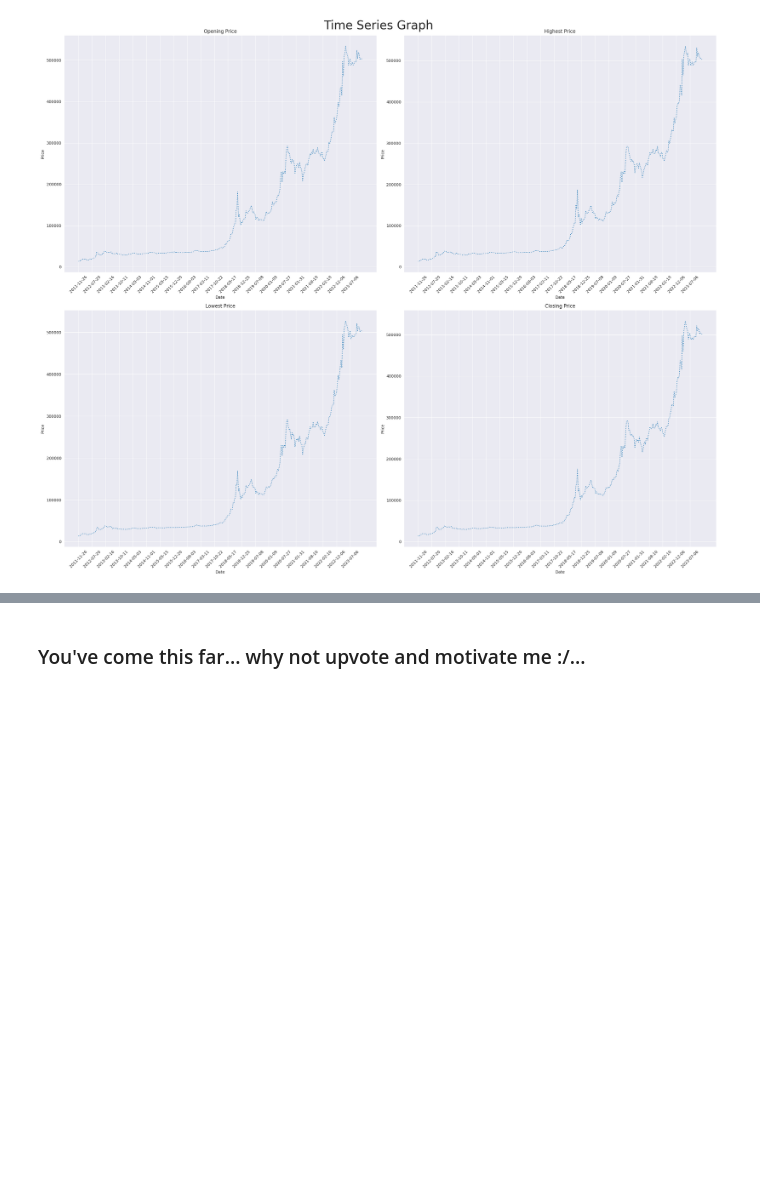
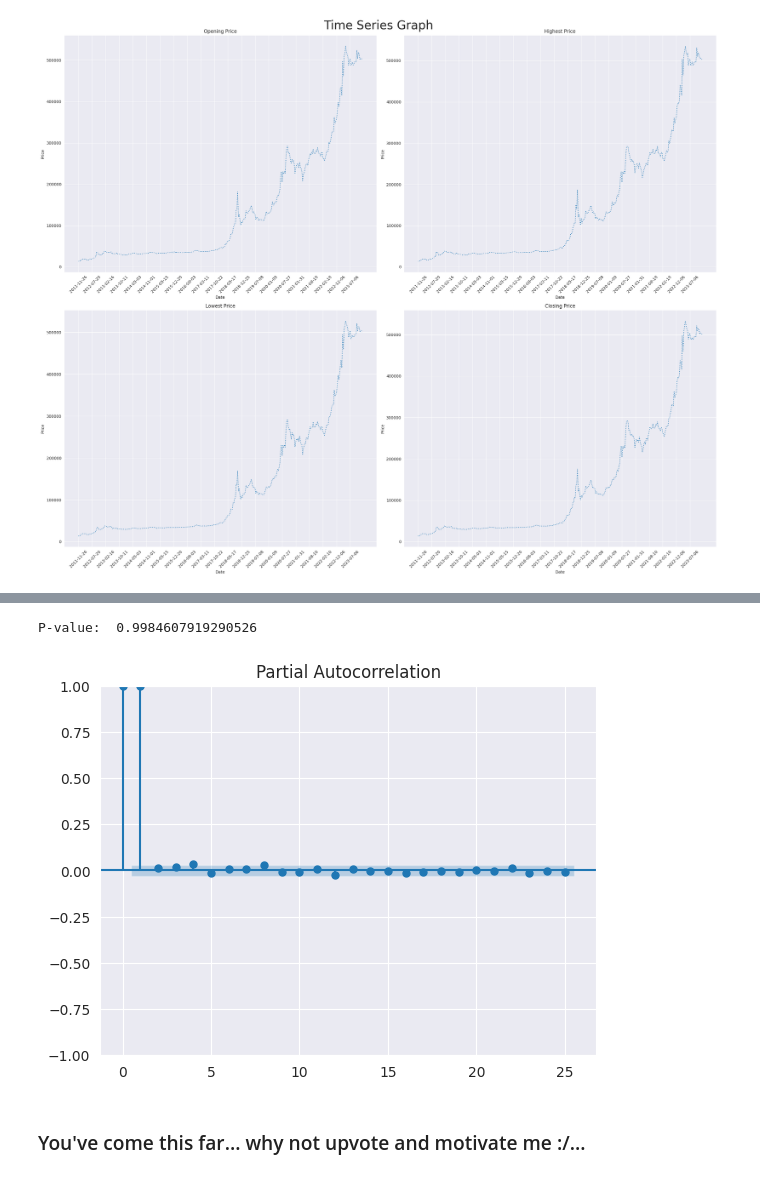
Before and after one commit to lakshmipriya-ragupathi/kaggle-datasets, a Jupyter notebook: eda-on-dollar-price-daily.ipynb, the cells around one changed output, grey strips where cells are left out. Saved outputs shown, nothing was run; the diff lists cells and outputs as text; code cells hidden in the pictures; blank space fills up the shorter version.

Commit message:
Kaggle Notebook | Beginner Friendly EDA and Time Series Forecasting | Version 7

```diff
--- a/eda-on-dollar-price-daily.ipynb
+++ b/eda-on-dollar-price-daily.ipynb
@@ -206,2 +235,23 @@ plt.show()
+# %%
+# Check for stationarity of the time-series data
+# We will look for p-value. In case, p-value is less than 0.05, the time series
+# data can said to have stationarity
+from statsmodels.tsa.stattools import adfuller
+
+df_stationarityTest = adfuller(df['Open'], autolag='AIC')
+
+print("P-value: ", df_stationarityTest[1])
+# %% [output]
+P-value:  0.9984607919290526
+# %%
+#
+# Next step is to find the order of AR model to be trained
+# for this, we will plot partial autocorrelation plot to assess
+# the direct effect of past data on future data
+#
+from statsmodels.graphics.tsaplots import plot_pacf
+pacf = plot_pacf(df['Open'], lags=25)
+# %% [output]
+[figure, added]
 # %% [markdown]
 ### You've come this far... why not upvote and motivate me :/...
```
Also changed, not shown: parts of 7 cells of this notebook.
